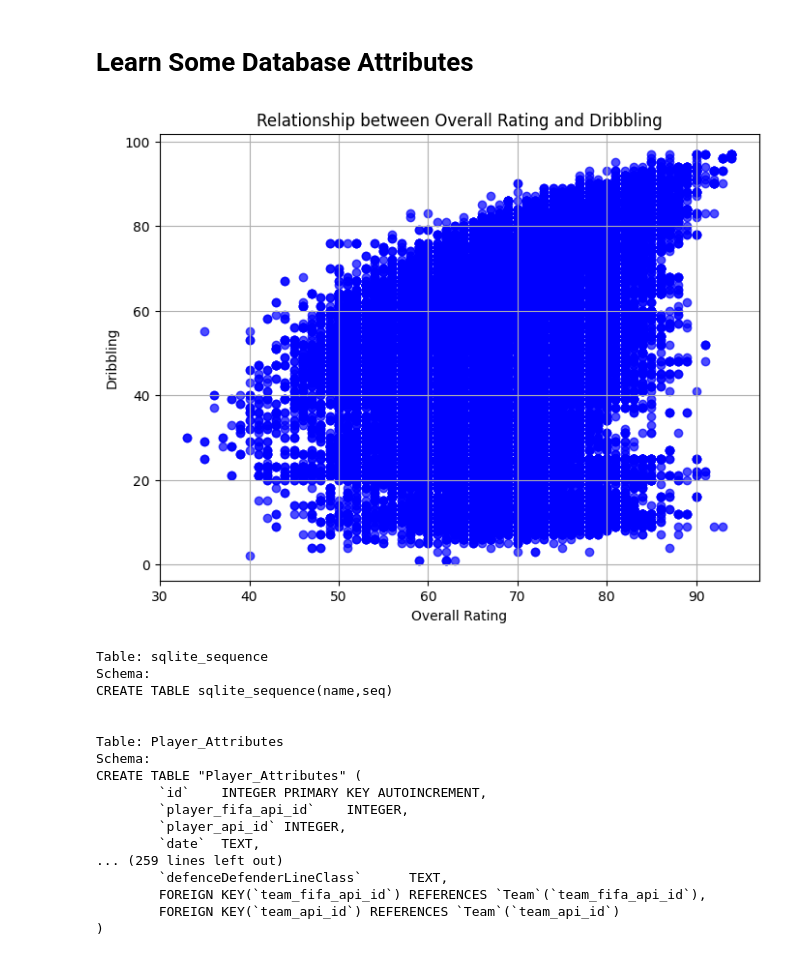
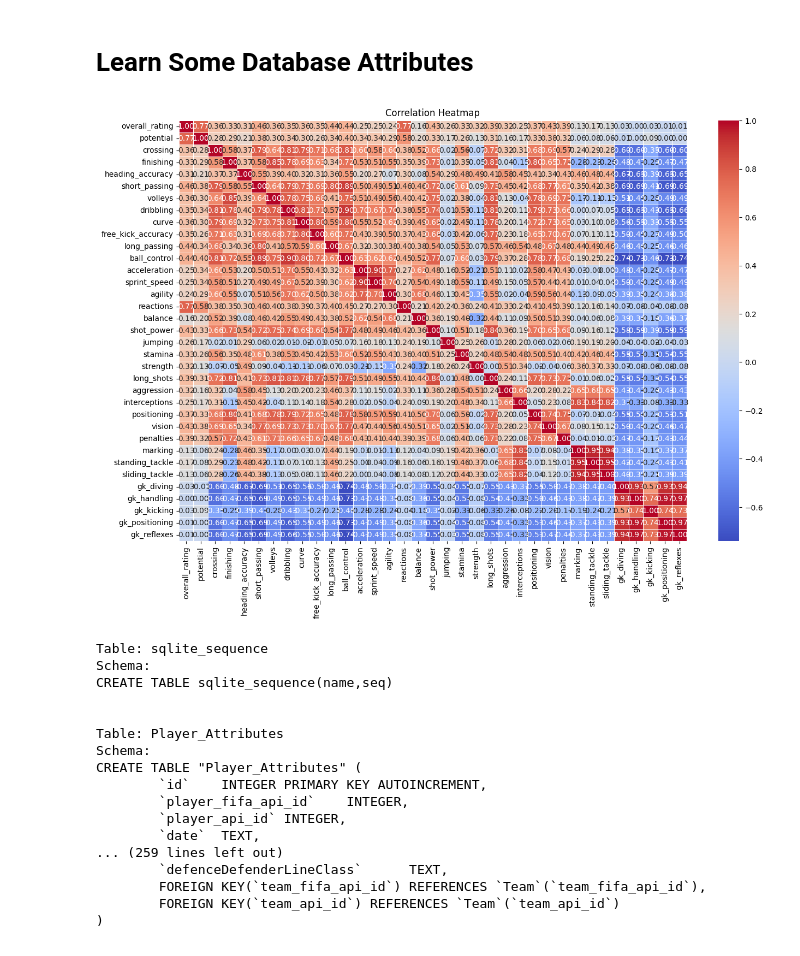
Before and after one commit to GitHub-Traveler/SoccerPredictionProject, a Jupyter notebook: Model_For_Database_SQLite.ipynb, the cells around one changed output. Cells and saved outputs as stored; diff of their text form; code cells hidden in the pictures.

```diff
--- a/Model_For_Database_SQLite.ipynb
+++ b/Model_For_Database_SQLite.ipynb
@@ -49,18 +65,21 @@ matches_df
 # %% [markdown]
 # Learn Some Database Attributes
-# %%
-import matplotlib.pyplot as plt
-import pandas as pd
-df = stats_df
-plt.figure(figsize=(8, 6))
-plt.scatter(df['overall_rating'], df['dribbling'], color='blue', alpha=0.7)
-plt.title('Relationship between Overall Rating and Dribbling')
-plt.xlabel('Overall Rating')
-plt.ylabel('Dribbling')
-plt.grid(True)
-plt.show()
-# %% [output]
-[figure, removed]
+# %%
+import seaborn as sns
+import matplotlib.pyplot as plt
+
+# Assuming df is your DataFrame
+# Compute the correlation matrix
+correlation_matrix = stats_df[['overall_rating', 'potential','crossing', 'finishing', 'heading_accuracy', 'short_passing', 'volleys', 'dribbling', 'curve', 'free_kick_accuracy', 'long_passing', 'ball_control', 'acceleration', 'sprint_speed', 'agility', 'reactions', 'balance', 'shot_power',
+                                'jumping', 'stamina', 'strength', 'long_shots', 'aggression', 'interceptions', 'positioning', 'vision', 'penalties', 'marking', 'standing_tackle', 'sliding_tackle', 'gk_diving', 'gk_handling', 'gk_kicking', 'gk_positioning', 'gk_reflexes']].corr()
+
+# Create a heatmap using seaborn
+plt.figure(figsize=(15,10))
+sns.heatmap(correlation_matrix, annot=True, cmap='coolwarm', fmt=".2f", linewidths=.5)
+plt.title('Correlation Heatmap')
+plt.show()
+# %% [output]
+[figure, added]
 # %%
 # Execute a query to fetch the schema information
 
```
Also changed, not shown: parts of 23 cells of this notebook, 3 other files.
